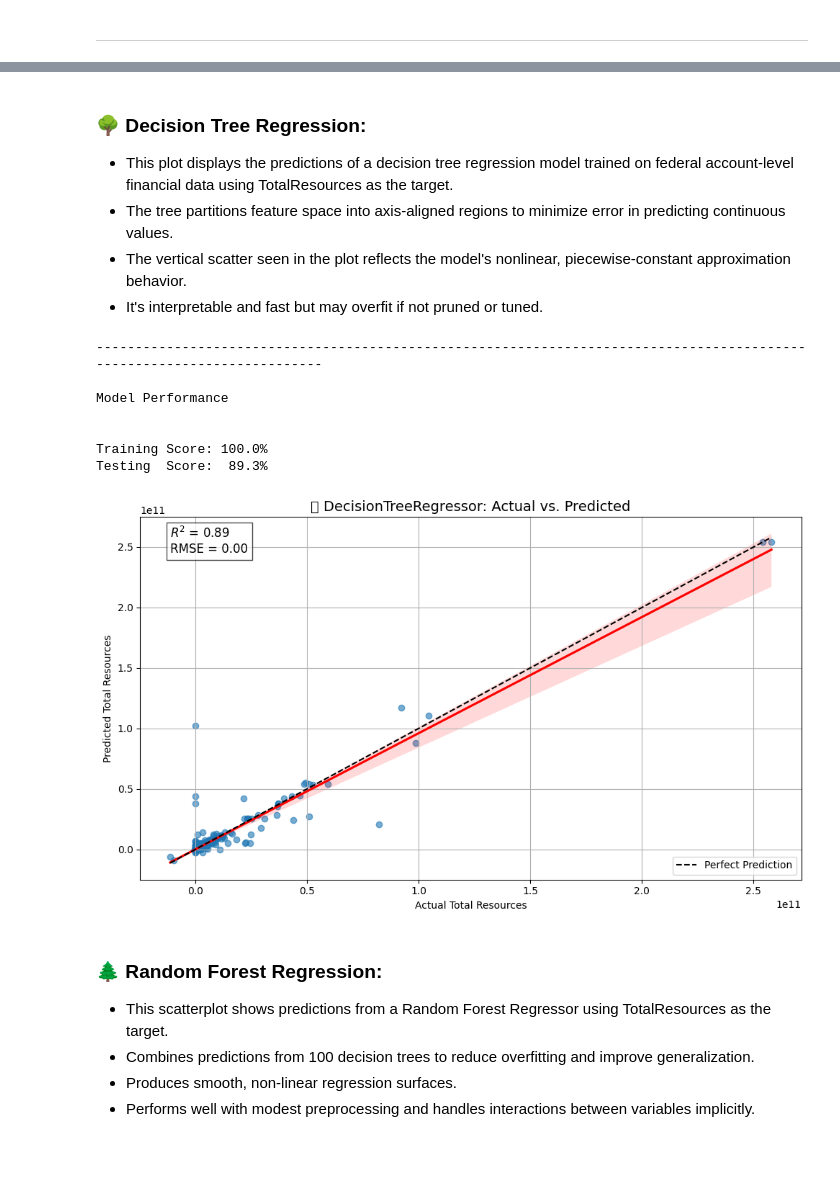
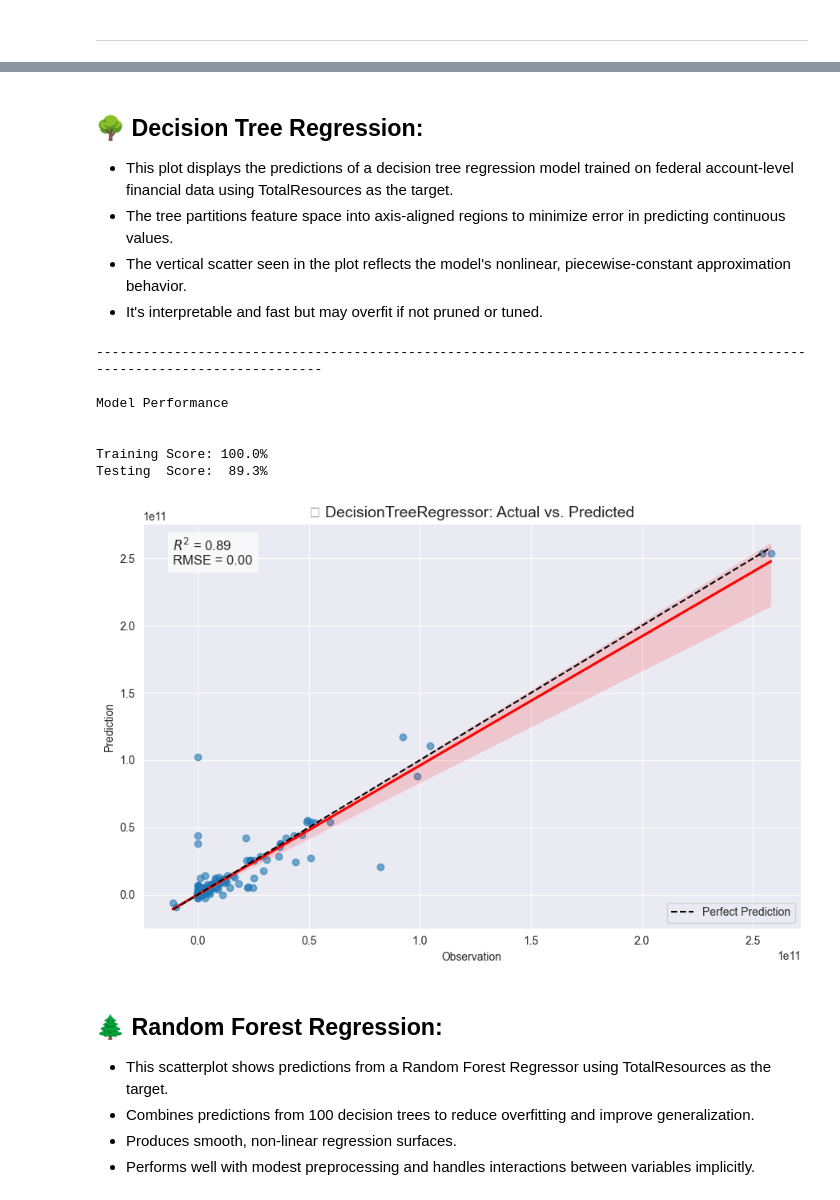
Before and after one commit to is-leeroy-jenkins/Sake, a Jupyter notebook: models.ipynb, the cells around one changed output, grey strips where cells are left out. Saved outputs shown, nothing was run; the diff lists cells and outputs as text; code cells hidden in the pictures; blank space fills up the shorter version.

```diff
--- a/models.ipynb
+++ b/models.ipynb
@@ -66,7 +83,7 @@ ___
 ##### Balances Dataset
 # %%
 # Load the Excel file
-file_path_balances = r'C:\Users\terry\Desktop\Account Balances.xlsx'
+file_path_balances = r'C:\Users\terry\source\repos\Boo\data\excel\Account Balances.xlsx'
 df_balances = pd.read_excel( file_path_balances, sheet_name = 'Data' )
 numeric_columns = [ 'CarryoverAuthority', 'CarryoverAdjustments', 'AnnualAppropriations',
                     'BorrowingAuthority', 'ContractAuthority', 'OffsettingReceipts',
@@ -95,7 +112,7 @@ print( 'Descriptive Statistics - Balances Dataset' )
 print( nwln )
 
 # Descriptive Statistics & Probability Distributions
-df_descriptive = df_dataset[ numeric_columns ].describe( percentiles=[ .25, .5, .75 ] )
+df_descriptive = df_dataset[ numeric_columns ].describe( percentiles=[ .10, .25, .5, .75, .95 ] )
 
 df_descriptive.round( 2 )
 # %% [output]
@@ -408,5 +688,5 @@ Testing  Score:  97.0%
 # %% [markdown]
-### 🌳 Decision Tree Regression:
+## 🌳 Decision Tree Regression:
 - This plot displays the predictions of a decision tree regression model trained on federal account-level financial data using TotalResources as the target.
 - The tree partitions feature space into axis-aligned regions to minimize error in predicting continuous values.
 - The vertical scatter seen in the plot reflects the model's nonlinear, piecewise-constant approximation behavior.
@@ -433,45 +713,45 @@ dt_reg = DecisionTreeRegressor(random_state=42 )
 dt_reg.fit(X_training, y_training )
 y_pred_reg = dt_reg.predict( X_testing )
 print( hdr )
 print( 'Model Performance' )
 print( nwln )
 
 # Score Model
 training_score = f'Training Score: {dt_reg.score( X_training, y_training ):.1%}'
 testing_score = f'Testing  Score:  {dt_reg.score( X_testing, y_testing ):.1%}'
 print( training_score )
 print( testing_score )
 print( nwln )
 
 # === Regression Plot ===
 r2 = r2_score( y_testing, y_pred_reg )
 rmse = mean_squared_error( y_testing, y_pred_reg )
 if rmse > 100000000:
 	rmse = 0.0
-plt.figure(figsize=(10, 6))
+plt.figure(figsize=( 9, 6 ) )
 sns.regplot(x=y_testing, y=y_pred_reg, scatter_kws={'alpha': 0.6}, line_kws={'color': 'red'} )
-plt.plot( [ y_testing.min( ), y_testing.max( ) ], [y_testing.min( ), y_testing.max( ) ], 'k--', label='Perfect Prediction' )
+plt.plot( [ y_testing.min( ), y_testing.max( ) ], [ y_testing.min( ), y_testing.max( ) ], 'k--', label='Perfect Prediction' )
 plt.text( x=y_testing.min( ), y=y_testing.max( ) * 0.95,
          s=f'$R^2$ = {r2:.2f}\nRMSE = {rmse:.2f}',
-         fontsize=12, bbox=dict(facecolor='white', alpha=0.7))
-plt.xlabel('Actual Total Resources')
-plt.ylabel('Predicted Total Resources')
-plt.title('🌳 DecisionTreeRegressor: Actual vs. Predicted', fontsize=14)
-plt.legend()
-plt.grid(True)
-plt.tight_layout()
+         fontsize=12, bbox=dict(facecolor='white', alpha=0.7 ) )
+plt.xlabel( 'Observation' )
+plt.ylabel( 'Prediction' )
+plt.title( '🌳 DecisionTreeRegressor: Actual vs. Predicted', fontsize=14 )
+plt.legend( )
+plt.grid( True )
+plt.tight_layout( )
 plt.show( )
 # %% [output]
 ------------------------------------------------------------------------------------------------------------------------
 
 Model Performance
 
 
 Training Score: 100.0%
 Testing  Score:  89.3%
-[figure, old version]
+[figure, new version]
 # %% [markdown]
-### 🌲 Random Forest Regression:
+## 🌲 Random Forest Regression:
 - This scatterplot shows predictions from a Random Forest Regressor using TotalResources as the target.
 - Combines predictions from 100 decision trees to reduce overfitting and improve generalization.
 - Produces smooth, non-linear regression surfaces.
```
Also changed, not shown: parts of 138 cells of this notebook, 3 other files.
